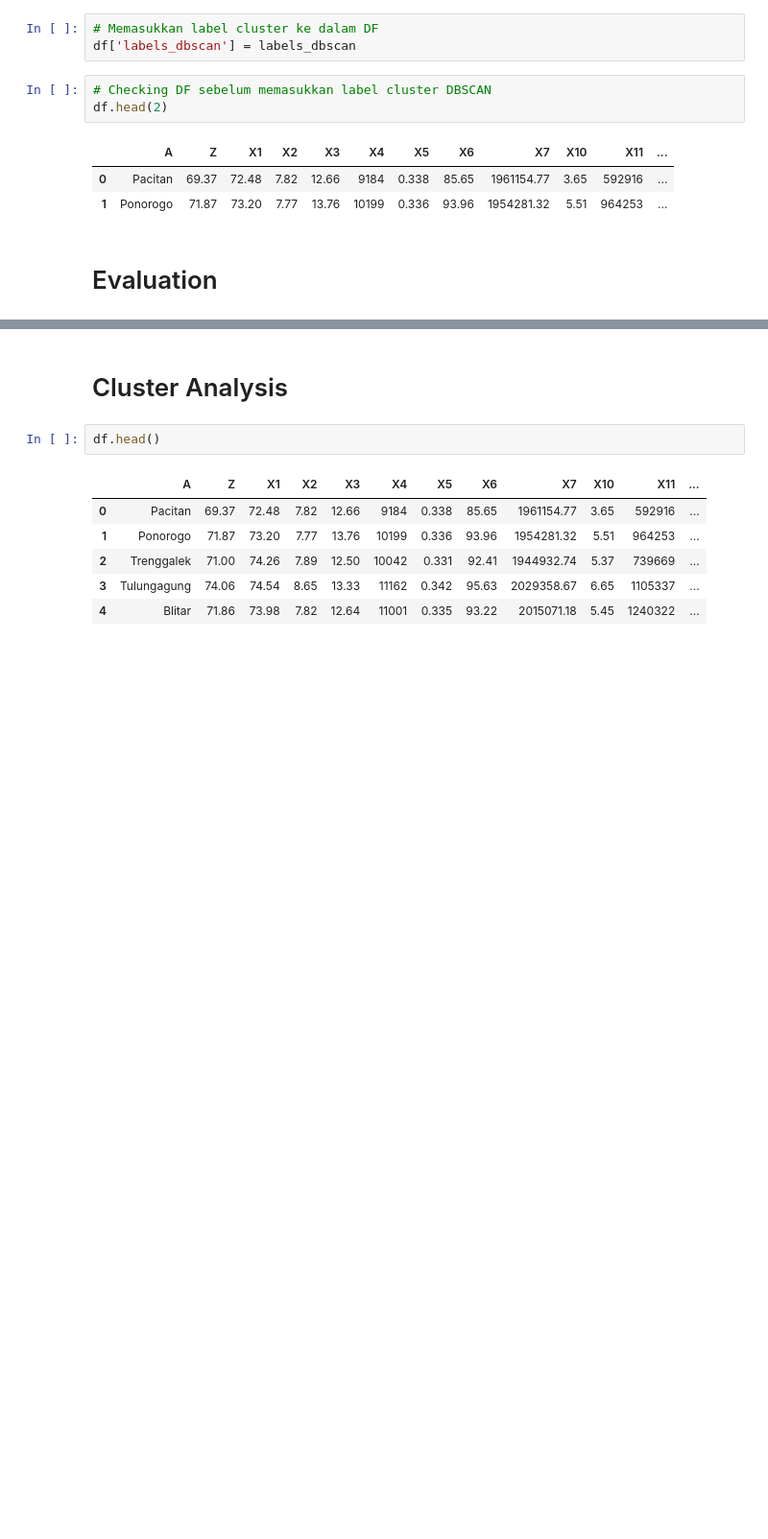
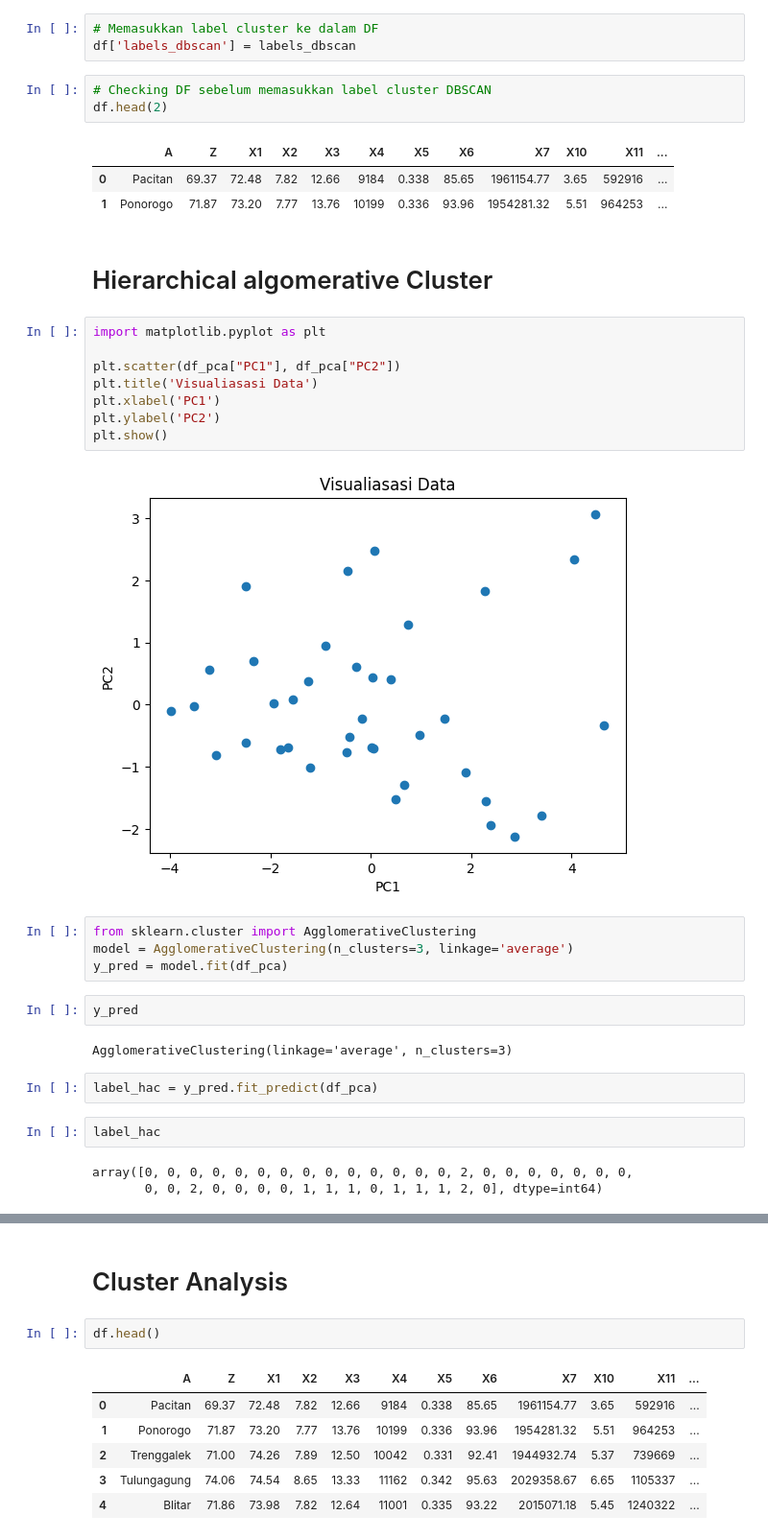
Before and after one commit to NineAlvariqati/Source-Code_Project-TA, a Jupyter notebook: Segmentasi Wilayah Jawa Timur Berdasarkan Indeks Pembangunan Manusia Dengan Menggunakan Analisis Faktor dan K-Means.ipynb, the cells around one changed output, grey strips where cells are left out. Shown at 96% size. Cells and saved outputs as stored; diff of their text form; blank space fills up the shorter version.

```diff
--- a/Segmentasi Wilayah Jawa Timur Berdasarkan Indeks Pembangunan Manusia Dengan Menggunakan Analisis Faktor dan K-Means.ipynb
+++ b/Segmentasi Wilayah Jawa Timur Berdasarkan Indeks Pembangunan Manusia Dengan Menggunakan Analisis Faktor dan K-Means.ipynb
@@ -594,5 +671,30 @@ df.head(2)
 |  | A | Z | X1 | X2 | X3 | X4 | X5 | X6 | X7 | X10 | X11 | ... |
 | 0 | Pacitan | 69.37 | 72.48 | 7.82 | 12.66 | 9184 | 0.338 | 85.65 | 1961154.77 | 3.65 | 592916 | ... |
 | 1 | Ponorogo | 71.87 | 73.20 | 7.77 | 13.76 | 10199 | 0.336 | 93.96 | 1954281.32 | 5.51 | 964253 | ... |
-# %% [markdown]
-# Evaluation
+# %% [markdown]
+# Hierarchical algomerative Cluster
+# %%
+import matplotlib.pyplot as plt
+
+plt.scatter(df_pca["PC1"], df_pca["PC2"])
+plt.title('Visualiasasi Data')
+plt.xlabel('PC1')
+plt.ylabel('PC2')
+plt.show()
+# %% [output]
+[figure, added]
+# %%
+from sklearn.cluster import AgglomerativeClustering
+model = AgglomerativeClustering(n_clusters=3, linkage='average')
+y_pred = model.fit(df_pca)
+# %%
+y_pred
+# %% [output]
+AgglomerativeClustering(linkage='average', n_clusters=3)
+# %%
+label_hac = y_pred.fit_predict(df_pca)
+# %%
+label_hac
+# %% [output]
+array([0, 0, 0, 0, 0, 0, 0, 0, 0, 0, 0, 0, 0, 0, 2, 0, 0, 0, 0, 0, 0, 0,
+       0, 0, 2, 0, 0, 0, 0, 1, 1, 1, 0, 1, 1, 1, 2, 0], dtype=int64)
```
Also changed, not shown: parts of 6 cells of this notebook.
